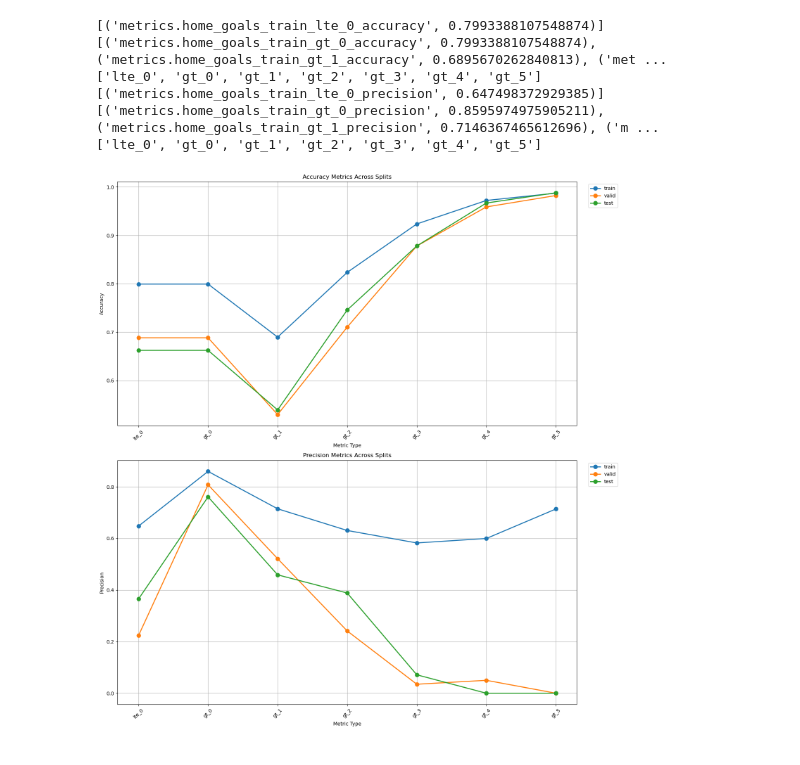
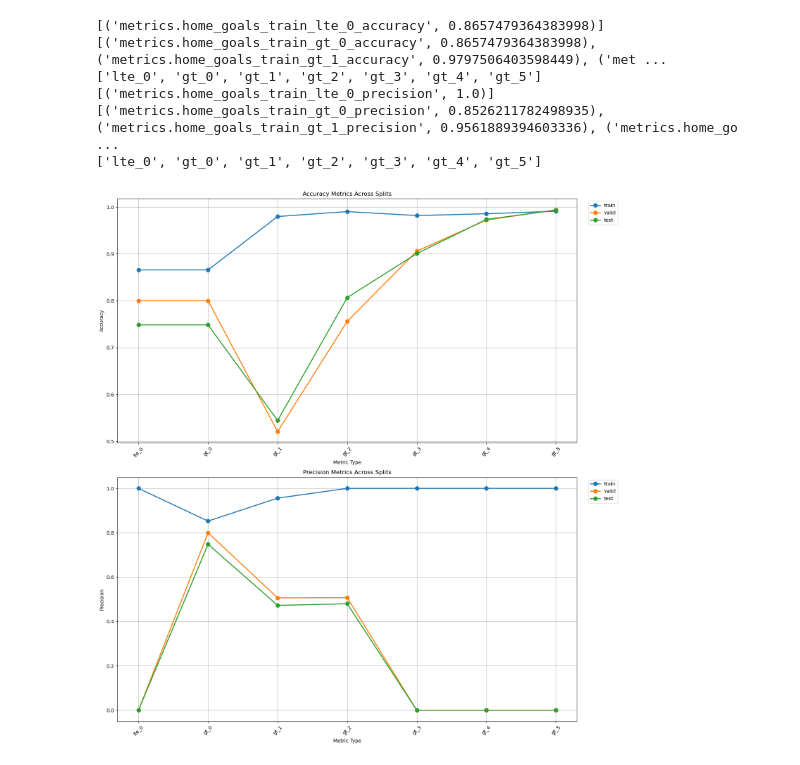
Before and after one commit to 1111111huang/betbot, a Jupyter notebook: notebooks/modeling/baseline.ipynb, the cells around one changed output. Cells and saved outputs as stored; diff of their text form; code cells hidden in the pictures.

```diff
--- a/notebooks/modeling/baseline.ipynb
+++ b/notebooks/modeling/baseline.ipynb
@@ -433,11 +106,11 @@ def plot_run_metrics_by_split(experiment_name, run_name, target_col, tracking_ur
 # %%
 plot_run_metrics_by_split(experiment_name=EXPERIMENT_NAME,
-                         run_name="MLPClassifier_home_goals_hidden_layer_sizes=(128, 64, 64)_activation=relu_solver=adam_alpha=0.001_learning_rate_init=0.001_batch_size=64",
+                         run_name="XGBClassifier_home_goals_n_estimators=200_max_depth=5_learning_rate=0.01_gamma=1",
                          target_col="home_goals",
                          tracking_uri=f"{REPO_PATH}/mlflow")
 # %% [output]
-[('metrics.home_goals_train_lte_0_accuracy', 0.7993388107548874)] [('metrics.home_goals_train_gt_0_accuracy', 0.7993388107548874), ('metrics.home_goals_train_gt_1_accuracy', 0.6895670262840813), ('met ...
+[('metrics.home_goals_train_lte_0_accuracy', 0.8657479364383998)] [('metrics.home_goals_train_gt_0_accuracy', 0.8657479364383998), ('metrics.home_goals_train_gt_1_accuracy', 0.9797506403598449), ('met ...
 ['lte_0', 'gt_0', 'gt_1', 'gt_2', 'gt_3', 'gt_4', 'gt_5']
-[('metrics.home_goals_train_lte_0_precision', 0.647498372929385)] [('metrics.home_goals_train_gt_0_precision', 0.8595974975905211), ('metrics.home_goals_train_gt_1_precision', 0.7146367465612696), ('m ...
+[('metrics.home_goals_train_lte_0_precision', 1.0)] [('metrics.home_goals_train_gt_0_precision', 0.8526211782498935), ('metrics.home_goals_train_gt_1_precision', 0.9561889394603336), ('metrics.home_go ...
 ['lte_0', 'gt_0', 'gt_1', 'gt_2', 'gt_3', 'gt_4', 'gt_5']
-[figure, old version]
+[figure, new version]
```
Also changed, not shown: parts of 8 cells of this notebook, 8 other files.
